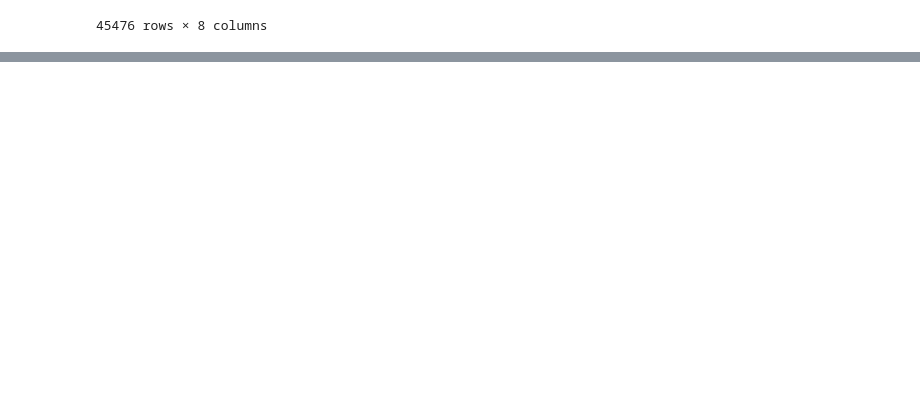
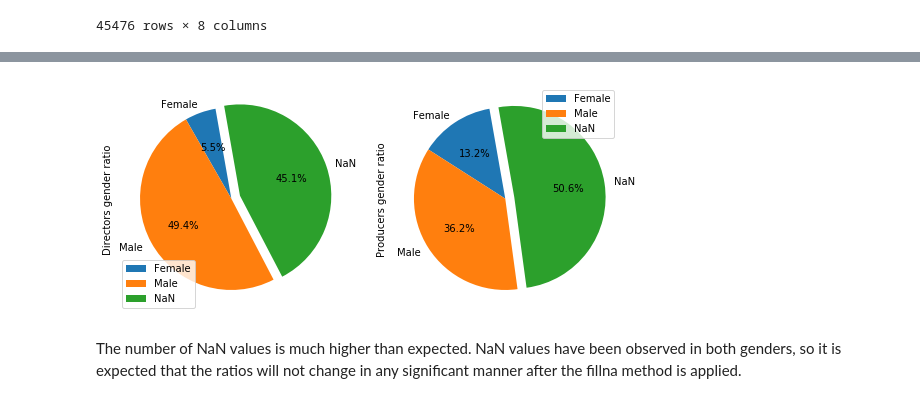
Before and after one commit to Dibmar/DAANMO_Project, a Jupyter notebook: Projects/DAANMO/credits_exp.ipynb, the cells around one changed output, grey strips where cells are left out. Saved outputs shown, nothing was run; the diff lists cells and outputs as text; code cells hidden in the pictures; blank space fills up the shorter version.

Commit message:
15/04/2020 *DAANMO Project: -crew df cleaned and explored. Conclusions reached recorded in project log

```diff
--- a/Projects/DAANMO/credits_exp.ipynb
+++ b/Projects/DAANMO/credits_exp.ipynb
@@ -300,0 +341,14 @@ crew.iloc[2,0]
+# %%
+movie_id = []
+producers_name = []
+producers_gender = []
+producers = {'movie_id': movie_id, 'producers_name': producers_name, 'producers_gender': producers_gender}
+for e in range(45476):
+    for i in crew.iloc[e, 5]:
+        idm = crew.iloc[e, 0]
+        movie_id.append(idm)
+        producers_name.append(i)
+    for i in crew.iloc[e, 6]:
+        producers_gender.append(i)
+producers = pd.DataFrame(producers)
+print("Done")
@@ -300,0 +367,14 @@ crew.iloc[2,0]
+# %%
+nan_id = lambda x: "NaN" if x == 0 else x
+# %%
+# Replace 1 and 2 for Female and Male
+directors.directors_gender = directors.directors_gender.apply(gender)
+producers.producers_gender = producers.producers_gender.apply(gender)
+
+# To replace NaNs in dfs
+directors.directors_gender = directors.directors_gender.apply(nan_id)
+producers.producers_gender = producers.producers_gender.apply(nan_id)
+# %%
+pro_gend_count = producers.producers_gender.value_counts()
+dir_gend_count = directors.directors_gender.value_counts()
+print(f'Directors:\n{dir_gend_count}\n\nProducers:\n{pro_gend_count}')
@@ -300,0 +391,9 @@ crew.iloc[2,0]
+# %%
+df = pd.DataFrame({'Directors gender ratio':dir_gend_count, 'Producers gender ratio':pro_gend_count})
+
+explode = 0, 0,0.1
+plot = df.plot.pie(subplots=True, figsize=(9, 6), startangle=100, autopct='%1.1f%%', explode=explode)
+# %% [output]
+[figure, added]
+# %% [markdown]
+The number of NaN values is much higher than expected. NaN values have been observed in both genders, so it is expected that the ratios will not change in any significant manner after the fillna method is applied.
```
Also changed, not shown: parts of 18 cells of this notebook, 1 other file.
